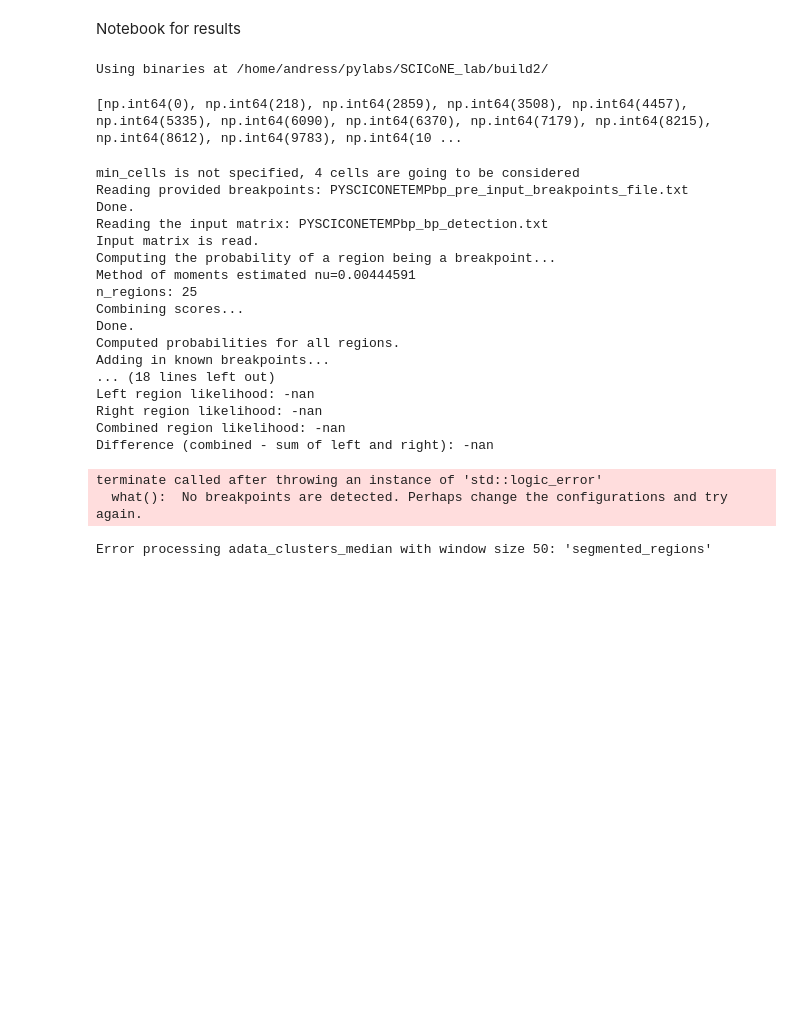
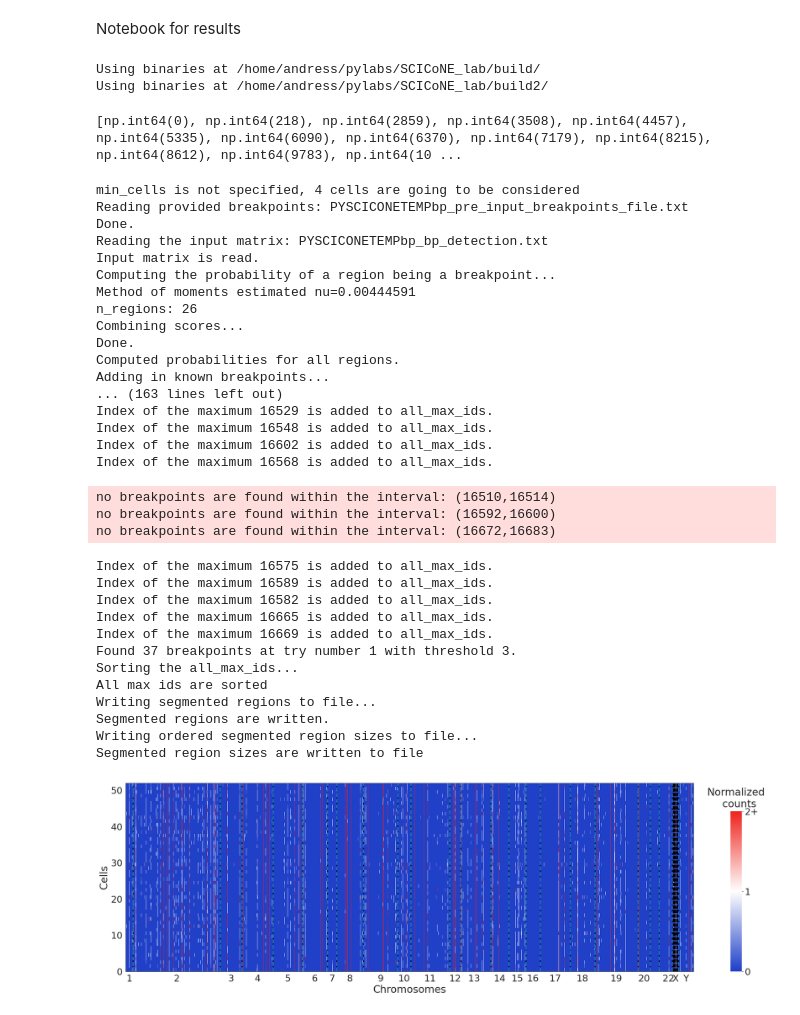
Before and after one commit to andress1002/SCICoNE_lab, a Jupyter notebook: rna_imp/results.ipynb, the cells around one changed output. Drawn from its saved outputs; the diff is of its cells as text; code cells hidden in the pictures; blank space fills up the shorter version.

```diff
--- a/rna_imp/results.ipynb
+++ b/rna_imp/results.ipynb
@@ -21,8 +21,9 @@ import gseapy as gp
 import json
 
 # Set up SCICoNE
-install_path = '/cluster/work/bewi/members/andress/pylabs/SCICoNE/build2/'
-install_path_local = "/home/andress/pylabs/SCICoNE_lab/build2/"
+install_path = '/cluster/work/bewi/members/andress/pylabs/SCICoNE/build/'
+install_path_local = "/home/andress/pylabs/SCICoNE_lab/build/"
+install_path_local2 = "/home/andress/pylabs/SCICoNE_lab/build2/"
 temporary_outpath = './'
 adatas_path = '/home/andress/pylabs/SCICoNE_lab/rna_imp/adatas'
 
@@ -32,7 +33,9 @@ np.random.seed(seed)
 
 # Create SCICoNE object
 sci = scicone.SCICoNE(install_path_local, temporary_outpath, verbose=False)
+sci2 = scicone.SCICoNE(install_path_local2, temporary_outpath, verbose=False)
 # %% [output]
+Using binaries at /home/andress/pylabs/SCICoNE_lab/build/
 Using binaries at /home/andress/pylabs/SCICoNE_lab/build2/
 # %%
 gr_annotations_df = pd.read_csv('/home/andress/pylabs/SCICoNE_lab/rna_imp/gr_annotations.csv')
@@ -90,16 +93,4 @@ chromosome_stops_list = [np.int64(0)] + sorted(list(chromosome_stops.values()))
 print(chromosome_stops_list)
 # %% [output]
 [np.int64(0), np.int64(218), np.int64(2859), np.int64(3508), np.int64(4457), np.int64(5335), np.int64(6090), np.int64(6370), np.int64(7179), np.int64(8215), np.int64(8612), np.int64(9783), np.int64(10 ...
-# %%
-cluster_file = 'adata_clusters_mean'
-adata = anndata.read_h5ad(f'{adatas_path}/{cluster_file}.h5ad')
-data = adata.X
-# Run SCICoNE analysis
-bps = sci.detect_breakpoints(data=data, window_size=200, threshold=3, input_breakpoints=chromosome_stops_list)
-
-        # Save the matrix plot
-matrix_plot_filename = f"{temporary_outpath}/matrix_plot_{cluster_file}.png"
-scicone.plotting.plot_matrix(data, bps = bps['segmented_regions'],
-                                chr_stops_dict=chromosome_stops,
-                                cbar_title='Normalized\n  counts', vmax=2, cluster=False)
 # %%
@@ -157,53 +148,67 @@ for cluster_file, data_points in breakpoints_data.items():
 # %%
 
 cluster_file = 'adata_clusters_median'
-window_size = 50
+window_size = 5
 
+#for a in ['Average', 'Sigmoid', 'Gaussian']:
 try:
     adata = anndata.read_h5ad(f'{adatas_path}/{cluster_file}.h5ad')
     data = adata.X
     # Run SCICoNE analysis
     matrix_plot_filename = f"{temporary_outpath}/matrix_plot_{cluster_file}_{window_size}.png"
-    bps = sci.detect_breakpoints(data=data, window_size=window_size, threshold=0.1, input_breakpoints=chromosome_stops_list)
+    bps = sci2.detect_breakpoints(data=data, window_size=window_size, threshold=3, input_breakpoints=chromosome_stops_list, use_zinb = True)
     #breakpoints_data[cluster_file].append((window_size, len(bps['segmented_regions'])))
     scicone.plotting.plot_matrix(data, bps = bps['segmented_regions'],
                                         chr_stops_dict=chromosome_stops,
                                         cbar_title='Normalized\n  counts', vmax=2, cluster=False)
     plt.savefig(matrix_plot_filename, dpi=300, bbox_inches='tight')
     plt.close()
 
     #Learn and save the tree plot
 
-    inferred_tree = sci.learn_tree(data, bps["segmented_region_sizes"], n_reps = 4, seed = seed, max_tries = 1)
-    inferred_tree.plot_tree(gene_labels=True, node_labels=True, node_sizes=True, event_fontsize=8, nodesize_fontsize=10)
+    # inferred_tree = sci.learn_tree(data, bps["segmented_region_sizes"], n_reps = 4, seed = seed, max_tries = 1)
+    # inferred_tree.plot_tree(gene_labels=True, node_labels=True, node_sizes=True, event_fontsize=8, nodesize_fontsize=10)
 
-    tree_plot_filename = f"{temporary_outpath}/tree_plot_{cluster_file}_{window_size}.png"
-    #Render the tree plot using graphviz's render method
+    # tree_plot_filename = f"{temporary_outpath}/tree_plot_{cluster_file}_{window_size}.png"
+    # #Render the tree plot using graphviz's render method
 
     # inferred_tree.render(tree_plot_filename, format='png', dpi = 600, cleanup=True)
-    # print(f"Tree plot saved to {tree_plot_filename}.png")
+    # # print(f"Tree plot saved to {tree_plot_filename}.png")
 
 
 except Exception as e:
     print(f"Error processing {cluster_file} with window size {window_size}: {e}")
 # %% [output]
 min_cells is not specified, 4 cells are going to be considered
 Reading provided breakpoints: PYSCICONETEMPbp_pre_input_breakpoints_file.txt
 Done.
 Reading the input matrix: PYSCICONETEMPbp_bp_detection.txt
 Input matrix is read.
 Computing the probability of a region being a breakpoint...
 Method of moments estimated nu=0.00444591
-n_regions: 25
+n_regions: 26
 Combining scores...
 Done.
 Computed probabilities for all regions.
 Adding in known breakpoints...
-... (18 lines left out)
-Left region likelihood: -nan
-Right region likelihood: -nan
-Combined region likelihood: -nan
-Difference (combined - sum of left and right): -nan
+... (163 lines left out)
+Index of the maximum 16529 is added to all_max_ids.
+Index of the maximum 16548 is added to all_max_ids.
+Index of the maximum 16602 is added to all_max_ids.
+Index of the maximum 16568 is added to all_max_ids.
-terminate called after throwing an instance of 'std::logic_error'
-  what():  No breakpoints are detected. Perhaps change the configurations and try again.
+no breakpoints are found within the interval: (16510,16514)
+no breakpoints are found within the interval: (16592,16600)
+no breakpoints are found within the interval: (16672,16683)
-Error processing adata_clusters_median with window size 50: 'segmented_regions'
+Index of the maximum 16575 is added to all_max_ids.
+Index of the maximum 16589 is added to all_max_ids.
+Index of the maximum 16582 is added to all_max_ids.
+Index of the maximum 16665 is added to all_max_ids.
+Index of the maximum 16669 is added to all_max_ids.
+Found 37 breakpoints at try number 1 with threshold 3.
+Sorting the all_max_ids...
+All max ids are sorted
+Writing segmented regions to file...
+Segmented regions are written.
+Writing ordered segmented region sizes to file...
+Segmented region sizes are written to file
+[figure, added]
```
Also changed, not shown: parts of 3 cells of this notebook, 1 other file.
